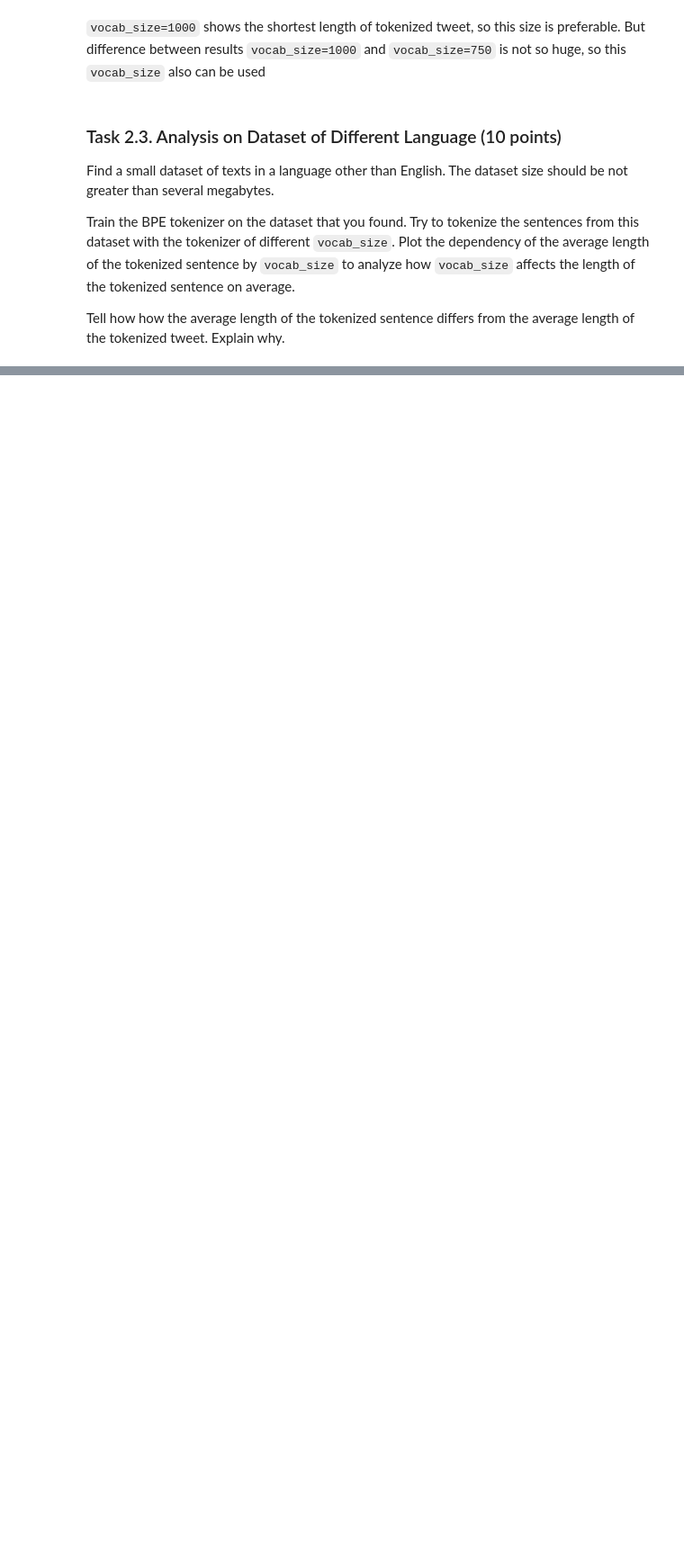
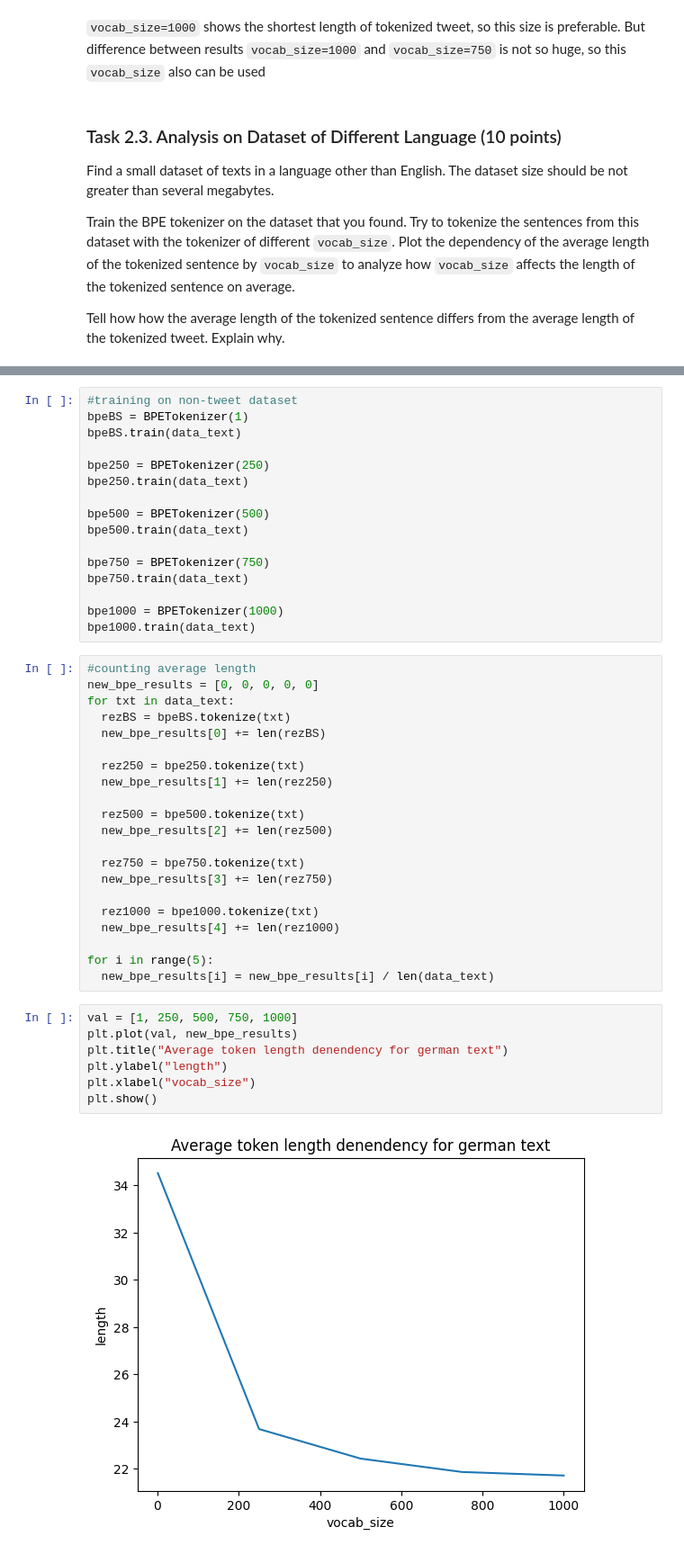
Before and after one commit to veriFCKation/nlp_assignment, a Jupyter notebook: Assignment1/Assignment1.ipynb, the cells around one changed output, grey strips where cells are left out. Shown: that part at 90% size. Cells and saved outputs as stored; diff of their text form; blank space fills up the shorter version.

```diff
--- a/Assignment1/Assignment1.ipynb
+++ b/Assignment1/Assignment1.ipynb
@@ -410,0 +416,46 @@ Tell how how the average length of the tokenized sentence differs from the avera
+# %%
+#training on non-tweet dataset
+bpeBS = BPETokenizer(1)
+bpeBS.train(data_text)
+
+bpe250 = BPETokenizer(250)
+bpe250.train(data_text)
+
+bpe500 = BPETokenizer(500)
+bpe500.train(data_text)
+
+bpe750 = BPETokenizer(750)
+bpe750.train(data_text)
+
+bpe1000 = BPETokenizer(1000)
+bpe1000.train(data_text)
+# %%
+#counting average length
+new_bpe_results = [0, 0, 0, 0, 0]
+for txt in data_text:
+  rezBS = bpeBS.tokenize(txt)
+  new_bpe_results[0] += len(rezBS)
+
+  rez250 = bpe250.tokenize(txt)
+  new_bpe_results[1] += len(rez250)
+
+  rez500 = bpe500.tokenize(txt)
+  new_bpe_results[2] += len(rez500)
+
+  rez750 = bpe750.tokenize(txt)
+  new_bpe_results[3] += len(rez750)
+
+  rez1000 = bpe1000.tokenize(txt)
+  new_bpe_results[4] += len(rez1000)
+
+for i in range(5):
+  new_bpe_results[i] = new_bpe_results[i] / len(data_text)
+# %%
+val = [1, 250, 500, 750, 1000]
+plt.plot(val, new_bpe_results)
+plt.title("Average token length denendency for german text")
+plt.ylabel("length")
+plt.xlabel("vocab_size")
+plt.show()
+# %% [output]
+[figure, added]
```
Also changed, not shown: parts of 5 cells of this notebook.
